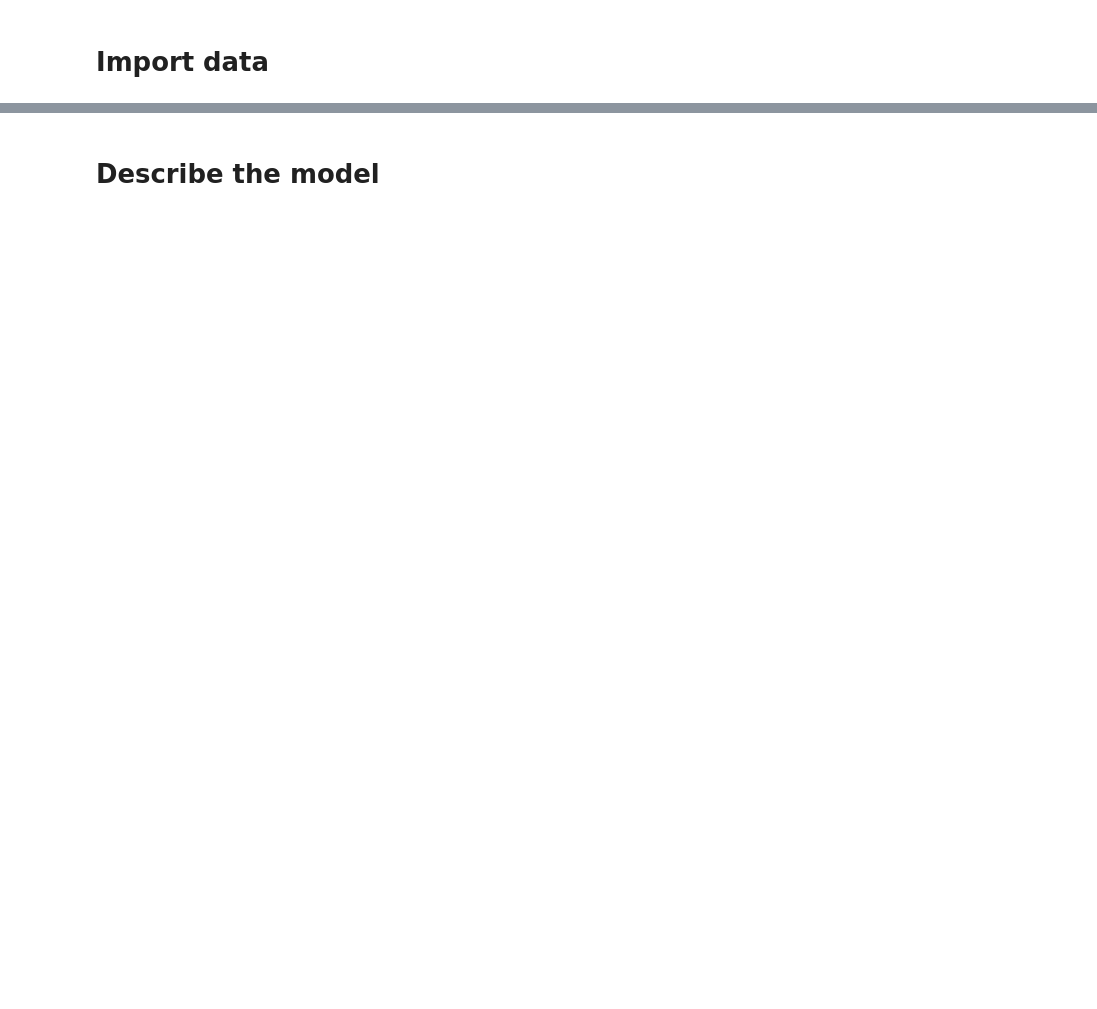
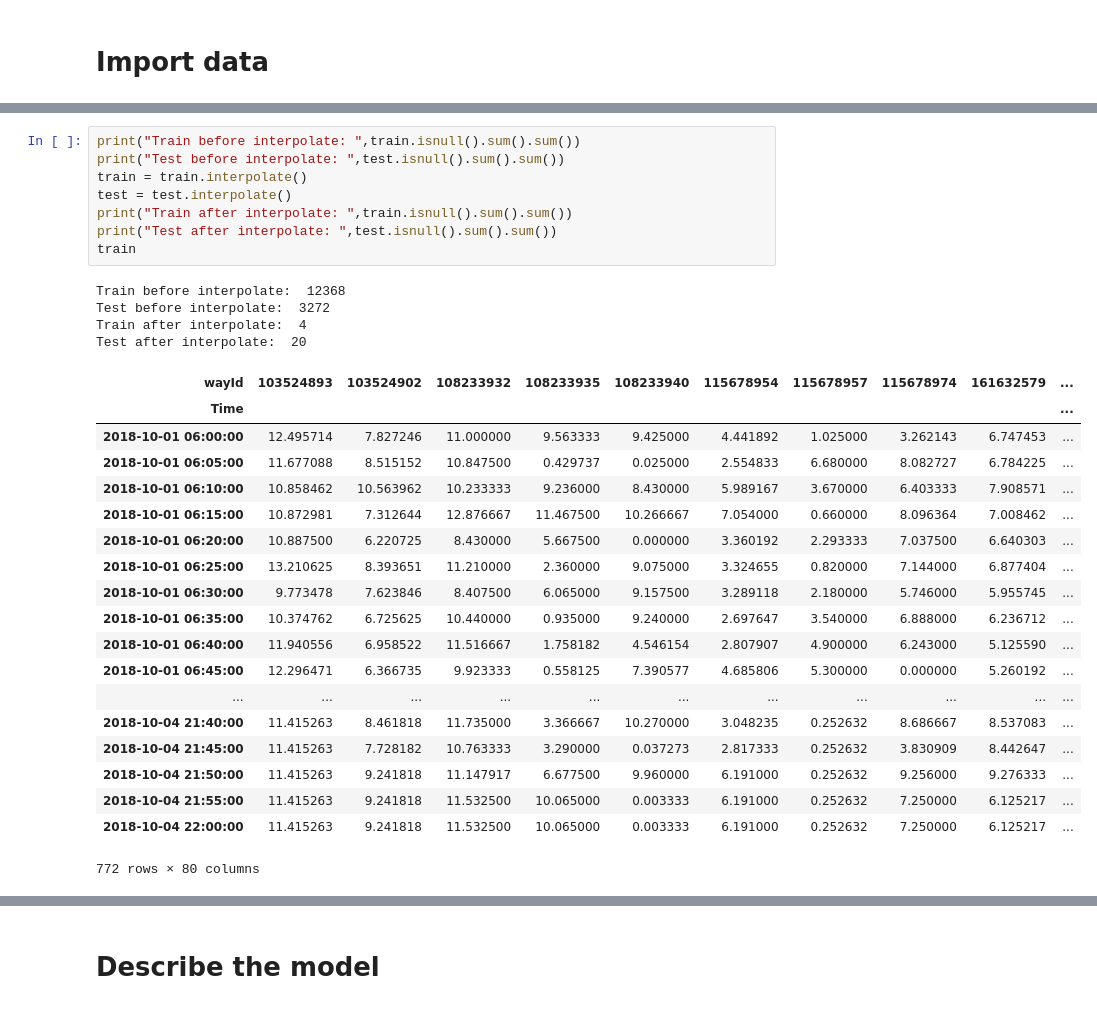
Before and after one commit to intelligenttrafficforecasting/busmodders, a Jupyter notebook: misc/Code_Ricard.ipynb, the cells around one changed output, grey strips where cells are left out. Cells and saved outputs as stored; diff of their text form; blank space fills up the shorter version.

```diff
--- a/misc/Code_Ricard.ipynb
+++ b/misc/Code_Ricard.ipynb
@@ -61,0 +47,32 @@ Number of ways for testing:  80
+# %%
+print("Train before interpolate: ",train.isnull().sum().sum())
+print("Test before interpolate: ",test.isnull().sum().sum())
+train = train.interpolate()
+test = test.interpolate()
+print("Train after interpolate: ",train.isnull().sum().sum())
+print("Test after interpolate: ",test.isnull().sum().sum())
+train
+# %% [output]
+Train before interpolate:  12368
+Test before interpolate:  3272
+Train after interpolate:  4
+Test after interpolate:  20
+| wayId | 103524893 | 103524902 | 108233932 | 108233935 | 108233940 | 115678954 | 115678957 | 115678974 | 161632579 | ... |
+| Time |  |  |  |  |  |  |  |  |  | ... |
+| 2018-10-01 06:00:00 | 12.495714 | 7.827246 | 11.000000 | 9.563333 | 9.425000 | 4.441892 | 1.025000 | 3.262143 | 6.747453 | ... |
+| 2018-10-01 06:05:00 | 11.677088 | 8.515152 | 10.847500 | 0.429737 | 0.025000 | 2.554833 | 6.680000 | 8.082727 | 6.784225 | ... |
+| 2018-10-01 06:10:00 | 10.858462 | 10.563962 | 10.233333 | 9.236000 | 8.430000 | 5.989167 | 3.670000 | 6.403333 | 7.908571 | ... |
+| 2018-10-01 06:15:00 | 10.872981 | 7.312644 | 12.876667 | 11.467500 | 10.266667 | 7.054000 | 0.660000 | 8.096364 | 7.008462 | ... |
+| 2018-10-01 06:20:00 | 10.887500 | 6.220725 | 8.430000 | 5.667500 | 0.000000 | 3.360192 | 2.293333 | 7.037500 | 6.640303 | ... |
+| 2018-10-01 06:25:00 | 13.210625 | 8.393651 | 11.210000 | 2.360000 | 9.075000 | 3.324655 | 0.820000 | 7.144000 | 6.877404 | ... |
+| 2018-10-01 06:30:00 | 9.773478 | 7.623846 | 8.407500 | 6.065000 | 9.157500 | 3.289118 | 2.180000 | 5.746000 | 5.955745 | ... |
+| 2018-10-01 06:35:00 | 10.374762 | 6.725625 | 10.440000 | 0.935000 | 9.240000 | 2.697647 | 3.540000 | 6.888000 | 6.236712 | ... |
+| 2018-10-01 06:40:00 | 11.940556 | 6.958522 | 11.516667 | 1.758182 | 4.546154 | 2.807907 | 4.900000 | 6.243000 | 5.125590 | ... |
+| 2018-10-01 06:45:00 | 12.296471 | 6.366735 | 9.923333 | 0.558125 | 7.390577 | 4.685806 | 5.300000 | 0.000000 | 5.260192 | ... |
+| ... | ... | ... | ... | ... | ... | ... | ... | ... | ... | ... |
+| 2018-10-04 21:40:00 | 11.415263 | 8.461818 | 11.735000 | 3.366667 | 10.270000 | 3.048235 | 0.252632 | 8.686667 | 8.537083 | ... |
+| 2018-10-04 21:45:00 | 11.415263 | 7.728182 | 10.763333 | 3.290000 | 0.037273 | 2.817333 | 0.252632 | 3.830909 | 8.442647 | ... |
+| 2018-10-04 21:50:00 | 11.415263 | 9.241818 | 11.147917 | 6.677500 | 9.960000 | 6.191000 | 0.252632 | 9.256000 | 9.276333 | ... |
+| 2018-10-04 21:55:00 | 11.415263 | 9.241818 | 11.532500 | 10.065000 | 0.003333 | 6.191000 | 0.252632 | 7.250000 | 6.125217 | ... |
+| 2018-10-04 22:00:00 | 11.415263 | 9.241818 | 11.532500 | 10.065000 | 0.003333 | 6.191000 | 0.252632 | 7.250000 | 6.125217 | ... |
+772 rows × 80 columns
```
Also changed, not shown: parts of 11 cells of this notebook, 2 other files.
